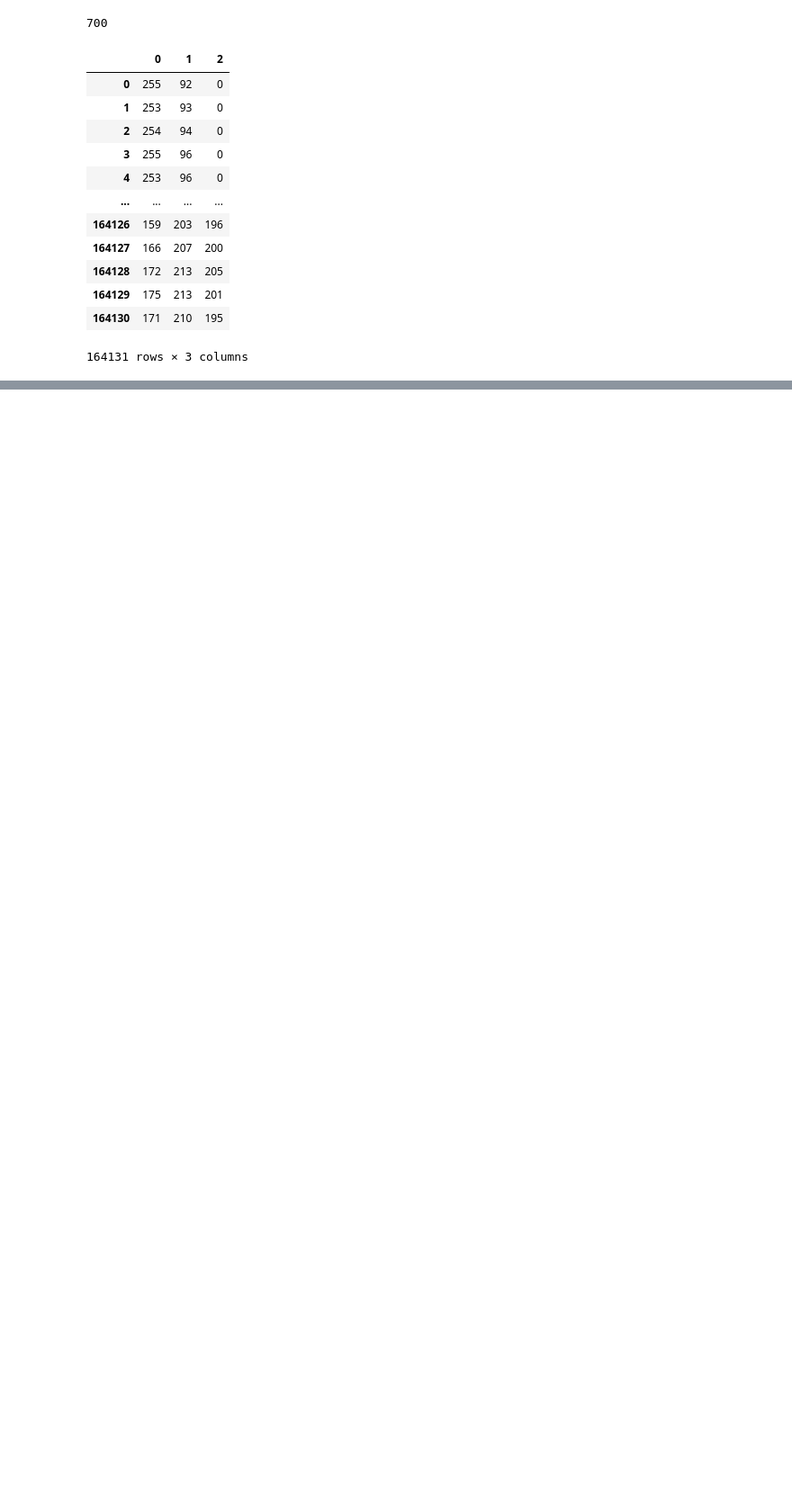
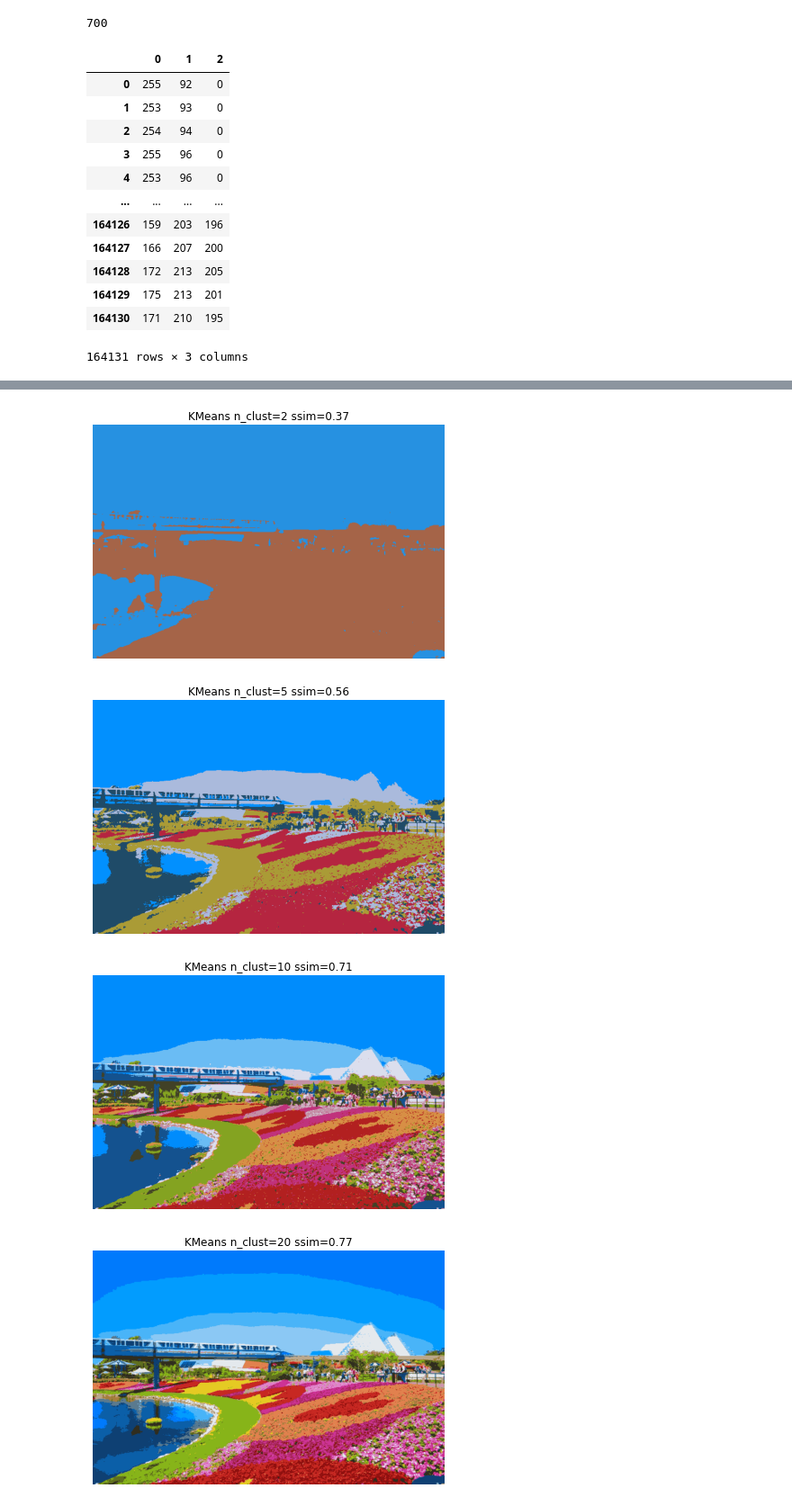
Before and after one commit to sergeimoiseev/neuro, a Jupyter notebook: feml-11-hw-10-clust/task10.ipynb, the cells around one changed output, grey strips where cells are left out. Shown at 90% size. Saved outputs shown, nothing was run; the diff lists cells and outputs as text; code cells hidden in the pictures; blank space fills up the shorter version.

Commit message:
clust wip

```diff
--- a/feml-11-hw-10-clust/task10.ipynb
+++ b/feml-11-hw-10-clust/task10.ipynb
@@ -80,36 +115,70 @@ setup = [
 {
     'alg':'KMeans',    'n_clusters':20,},
 {
-    # не работает на больших эпсилон, т.к. считает матрицу расстояний и падает по памяти
+    # не работает на больших эпсилон, т.к. считает матрицу расстояний (кривая реализация в scikit-learn) и падает по памяти
     'alg':'DBSCAN',    'eps':1,   'min_samples':100},
-{
-    'alg':'AgglomerativeClustering',    'n_clusters':2,},
-{
-    'alg':'AgglomerativeClustering',    'n_clusters':5,},
-{
-    'alg':'AgglomerativeClustering',    'n_clusters':10,},
-{
-    'alg':'AgglomerativeClustering',    'n_clusters':20,},
+# {
+#     'alg':'AgglomerativeClustering',    'n_clusters':2,},
+# {
+#     'alg':'AgglomerativeClustering',    'n_clusters':5,},
+# {
+#     'alg':'AgglomerativeClustering',    'n_clusters':10,},
+# {
+#     'alg':'AgglomerativeClustering',    'n_clusters':20,},
 ]
 # %%
 def run(stp,data):
-    res = stp
+    res = stp.copy()
     for i,d in enumerate(stp):
+        # cluster
+        # print('alg: %s' % (d['alg']))
         if d['alg']=='KMeans':
             kmeans = KMeans(n_clusters=d['n_clusters'], random_state=0).fit(data)
-            res[i]['num_clusters'] = len(kmeans.cluster_centers_)
+            res[i]['num_clusters'] = d['n_clusters']
         if d['alg']=='DBSCAN':
             db = DBSCAN(eps=d['eps'], min_samples=d['min_samples']).fit(data)
             df_dbscan = pd.DataFrame(data[db.core_sample_indices_])
             # число кластеров
             # print(len(df_dbscan.drop_duplicates()))
             # число "шумовых"
             # print(len(db.labels_[np.where(db.labels_ == -1)]))
             res[i]['num_clusters'] = len(df_dbscan.drop_duplicates())
         if d['alg']=='AgglomerativeClustering':
-            agl = AgglomerativeClustering(linkage="ward", n_clusters=d['n_clusters']).fit(data)
+            agl = AgglomerativeClustering(linkage="single", n_clusters=d['n_clusters']).fit(data)
             res[i]['num_clusters'] = agl.n_clusters_
+        # img_f = img_as_float(data.copy())
+        # складываем в одномерный массв троек
+        a = data.copy()
+        # kmeans = KMeans(n_clusters=5, random_state=0).fit(i_r)
+        # len(kmeans.cluster_centers_)
+        df = pd.DataFrame(data.copy())
+        # a = i_r
+        # print(kmeans.cluster_centers_)
+
+        # calc SSIM
+        for idx, cntr in enumerate(kmeans.cluster_centers_):
+            # a0 = cntr
+            cntr_idx = np.sum(np.square(np.abs(a-cntr)),1).argmin()
+            cntr_color = a[cntr_idx]
+            # print('cntr = %s' % (str(cntr)))
+            # print('cntr_idx = %s' % (str(cntr_idx)))
+            # print('color = %s' % (str(cntr_color)))
+            df.loc[kmeans.labels_== idx, :] = cntr_color
+            # print(len(df.loc[kmeans.labels_== idx, :]))
+        res[i]['ssim'] = ssim(a.reshape((466,700, 3)), df.to_numpy().reshape((466,700, 3)), data_range=a.max() - a.min(),
+            channel_axis=2 )
+        # draw_picture(img, "img")
+        draw_picture(df.to_numpy().reshape((466,700, 3)), "%s n_clust=%d ssim=%.02f" % (
+            res[i]['alg'],
+            res[i]['num_clusters'],
+            res[i]['ssim'],
+        ))
 
     return res
 
-# run(setup,img[0])
+run(setup,img.copy().reshape((700*466, 3)))
+# %% [output]
+[figure, added]
+[figure, added]
+[figure, added]
+[figure, added]
```
Also changed, not shown: parts of 7 cells of this notebook.
